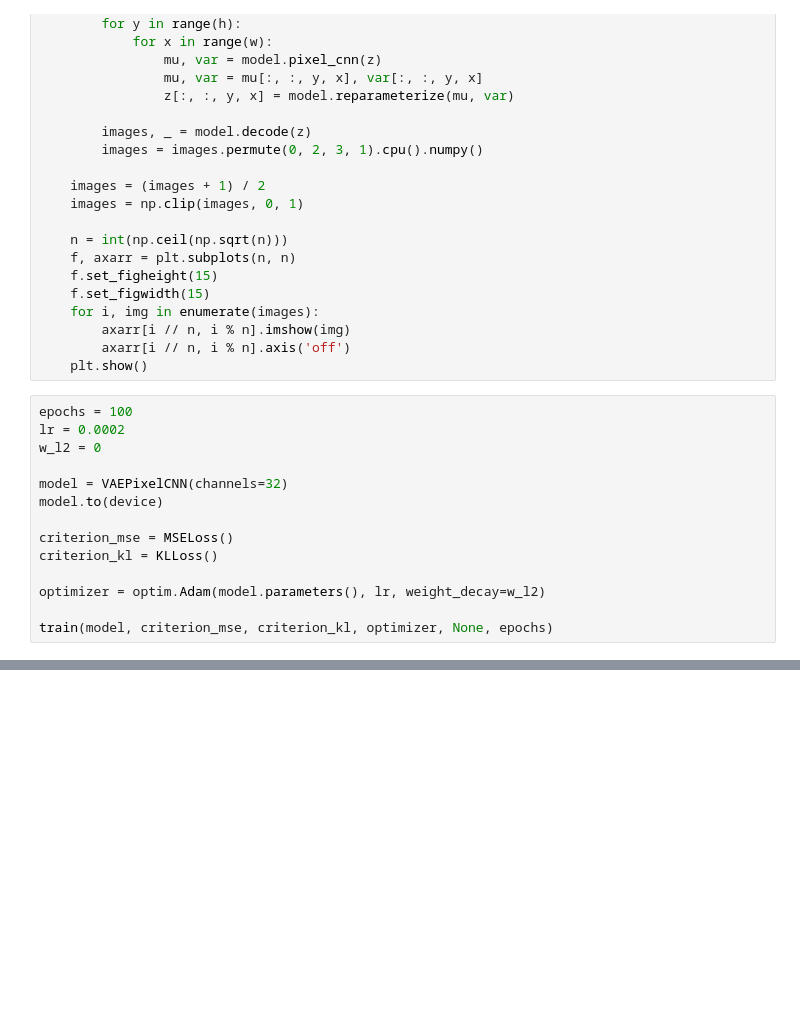
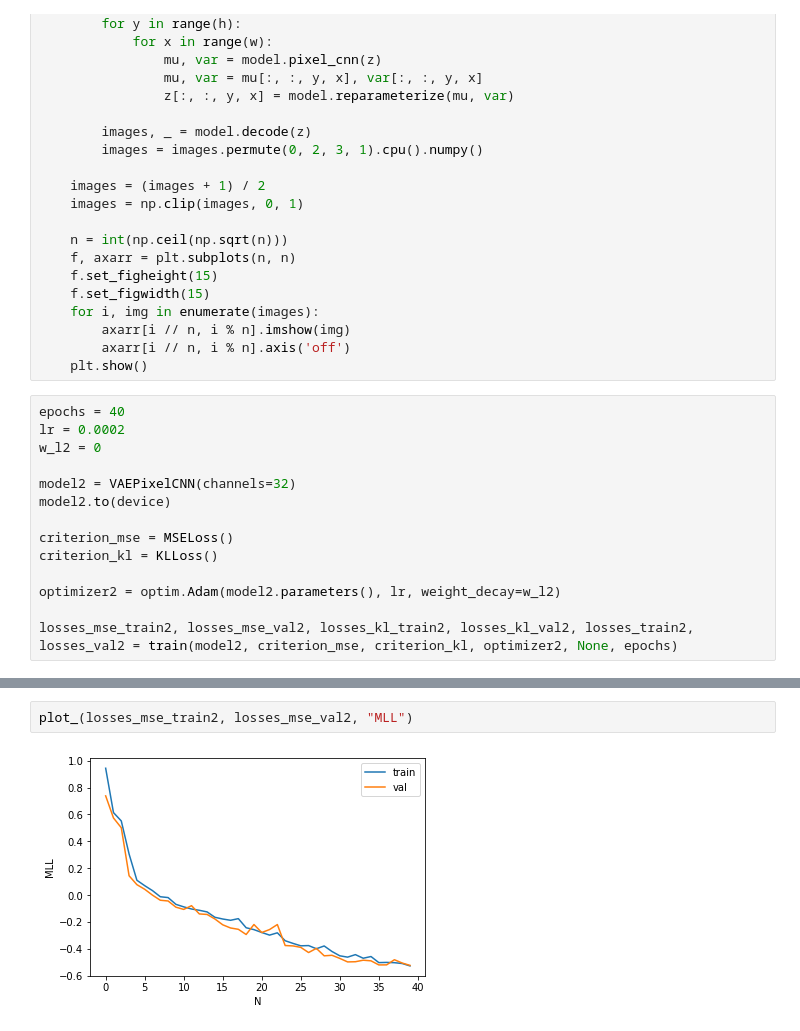
Before and after one commit to Hotckiss/DUL, a Jupyter notebook: hw3p2.ipynb, the cells around one changed output, grey strips where cells are left out. Cells and saved outputs as stored; diff of their text form; blank space fills up the shorter version.

```diff
--- a/hw3p2.ipynb
+++ b/hw3p2.ipynb
@@ -491,18 +491,22 @@ def show_samples_pixel_cnn(model, n=100):
         axarr[i // n, i % n].axis('off')
     plt.show()
 # %%
-epochs = 100
+epochs = 40
 lr = 0.0002
 w_l2 = 0
 
-model = VAEPixelCNN(channels=32)
-model.to(device)
+model2 = VAEPixelCNN(channels=32)
+model2.to(device)
 
 criterion_mse = MSELoss()
 criterion_kl = KLLoss()
 
-optimizer = optim.Adam(model.parameters(), lr, weight_decay=w_l2)
+optimizer2 = optim.Adam(model2.parameters(), lr, weight_decay=w_l2)
 
-train(model, criterion_mse, criterion_kl, optimizer, None, epochs)
+losses_mse_train2, losses_mse_val2, losses_kl_train2, losses_kl_val2, losses_train2, losses_val2 = train(model2, criterion_mse, criterion_kl, optimizer2, None, epochs)
 # %% [output]
 [interactive output not drawn]
+# %%
+plot_(losses_mse_train2, losses_mse_val2, "MLL")
+# %% [output]
+[figure, added]
```
Also changed, not shown: parts of 4 cells of this notebook.
